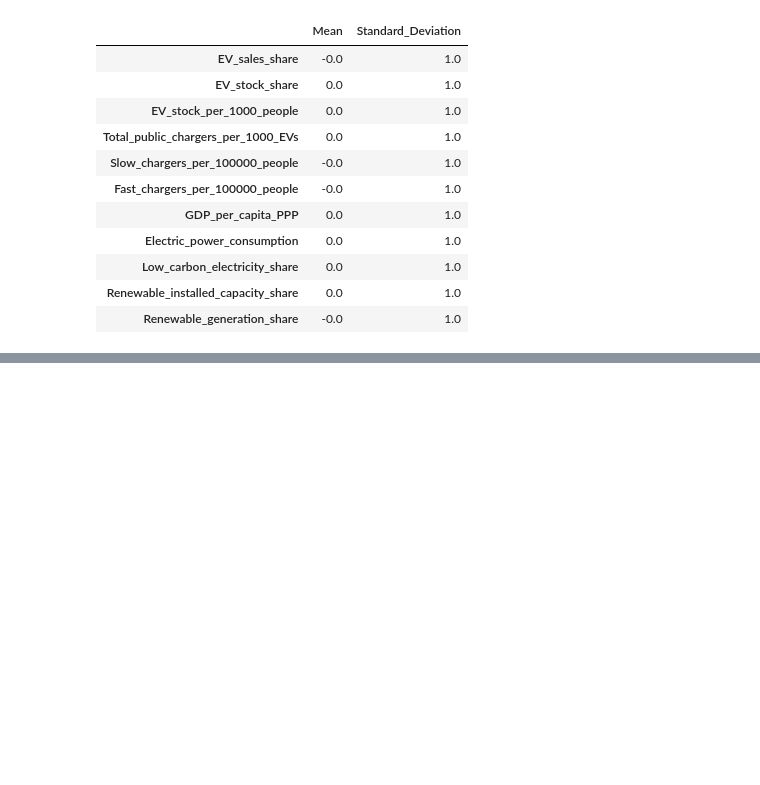
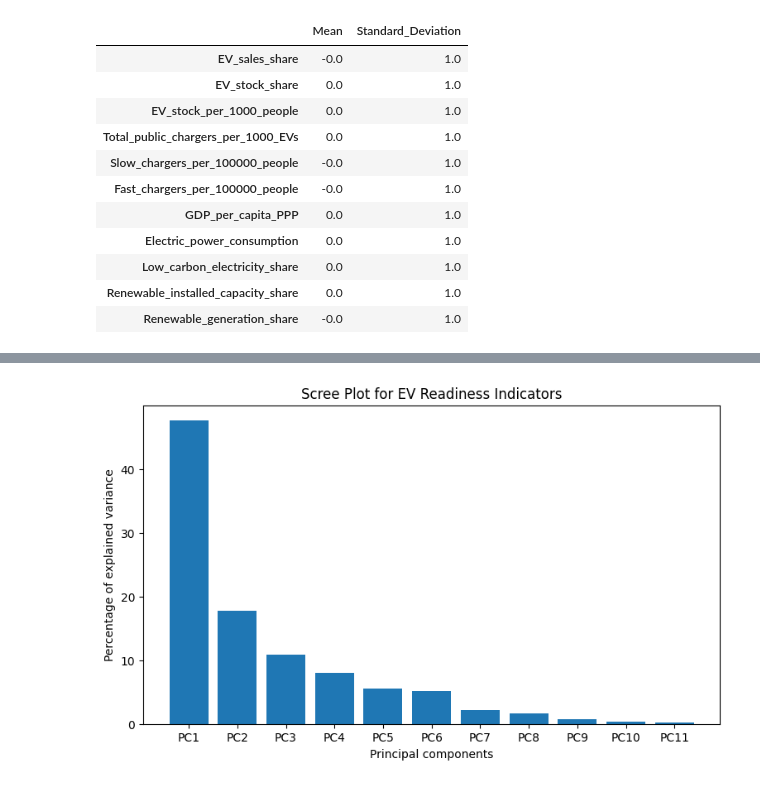
Before and after one commit to RathnamMeghana/DAV_CA1, a Jupyter notebook: index.ipynb, the cells around one changed output, grey strips where cells are left out. Cells and saved outputs as stored; diff of their text form; code cells hidden in the pictures; blank space fills up the shorter version.

Commit message:
🧮 Add overall PCA analysis
Added the PCA variance table, scree plot, and country graph.

Used PCA to inspect the main country patterns across all indicators.

```diff
--- a/index.ipynb
+++ b/index.ipynb
@@ -1333,0 +1342,18 @@ standardized_check.round(3)
+# %%
+from sklearn.decomposition import PCA
+
+# Apply PCA to the standardised EV indicators.
+pca = PCA()
+pca.fit(standardized_df[indicator_columns])
+pca_data = pca.transform(standardized_df[indicator_columns])
+
+per_var = np.round(pca.explained_variance_ratio_ * 100, decimals=1)
+labels = ["PC" + str(i) for i in range(1, len(per_var) + 1)]
+
+explained_variance_df = pd.DataFrame({
+    "Principal_Component": labels,
+    "Explained_Variance_Percent": per_var,
+    "Cumulative_Variance_Percent": np.round(np.cumsum(per_var), decimals=1)
+})
+
+explained_variance_df
@@ -1333,0 +1373,10 @@ standardized_check.round(3)
+# %%
+# Plot the explained variance for each principal component.
+plt.figure(figsize=(9, 5))
+plt.bar(x=range(1, len(per_var) + 1), height=per_var, tick_label=labels)
+plt.ylabel("Percentage of explained variance")
+plt.xlabel("Principal components")
+plt.title("Scree Plot for EV Readiness Indicators")
+plt.show()
+# %% [output]
+[figure, added]
```
Also changed, not shown: parts of 3 cells of this notebook.
